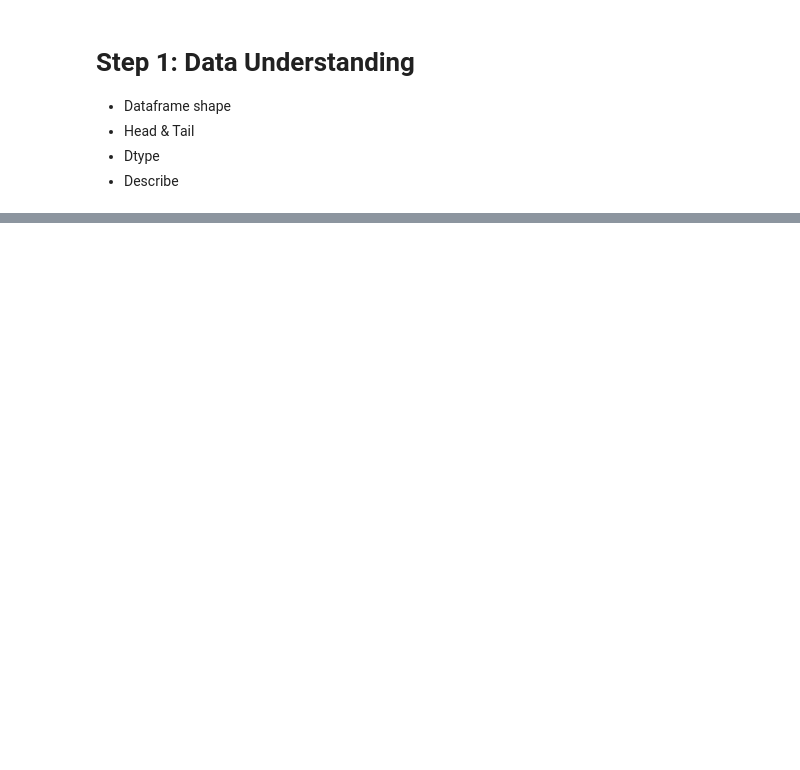
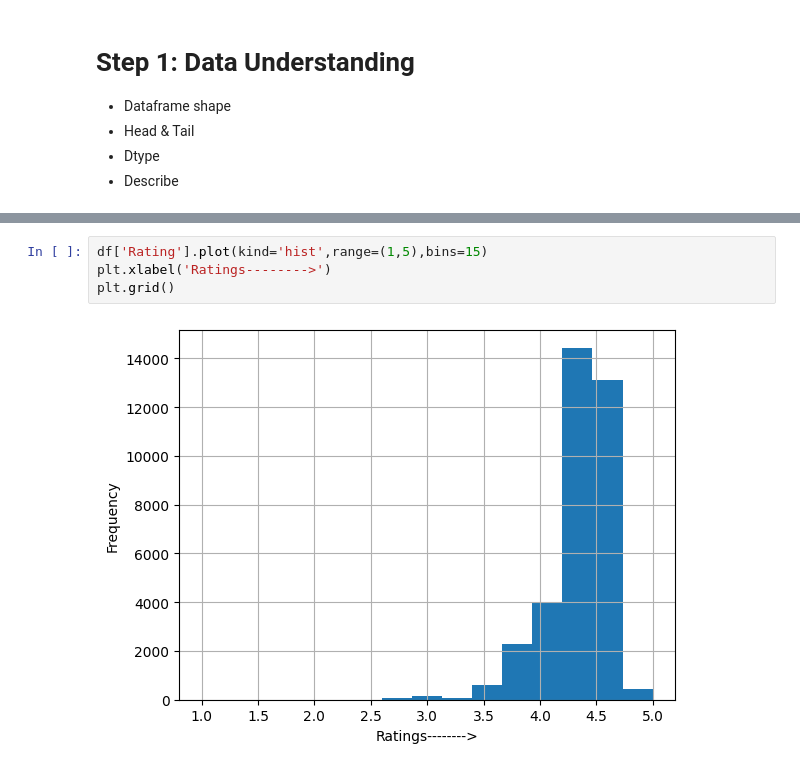
Before and after one commit to saketvaibhav7114/EDA-on-Playstore-App, a Jupyter notebook: EDA_on_Play_Store_App_Review_Analysis.ipynb, the cells around one changed output, grey strips where cells are left out. Drawn from its saved outputs; the diff is of its cells as text; blank space fills up the shorter version.

```diff
--- a/EDA_on_Play_Store_App_Review_Analysis.ipynb
+++ b/EDA_on_Play_Store_App_Review_Analysis.ipynb
@@ -90,0 +150,6 @@ df.describe()
+# %%
+df['Rating'].plot(kind='hist',range=(1,5),bins=15)
+plt.xlabel('Ratings-------->')
+plt.grid()
+# %% [output]
+[figure, added]
```
Also changed, not shown: parts of 31 cells of this notebook.
